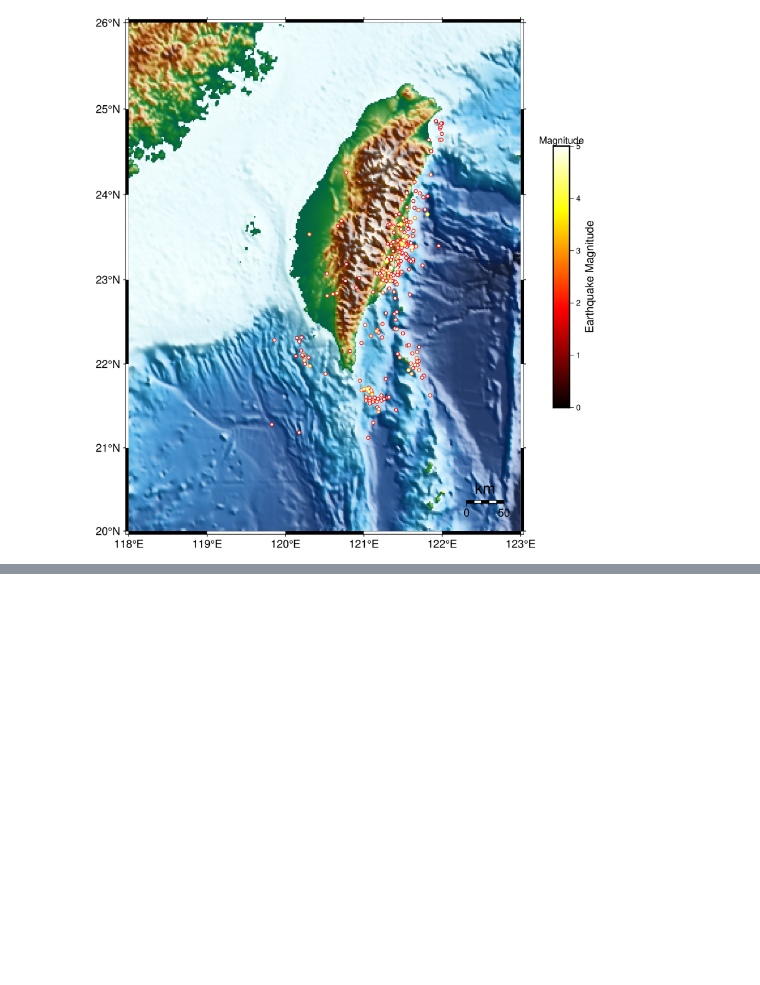
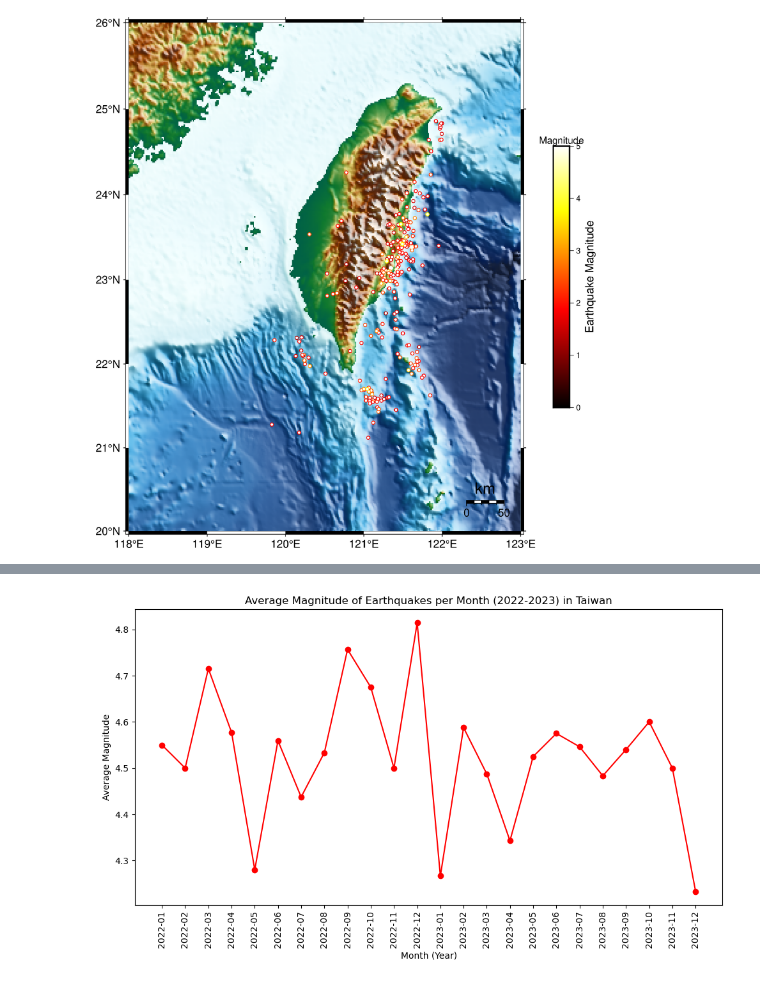
Before and after one commit to u11210013/Geophysics, a Jupyter notebook: finalterm/T1.ipynb, the cells around one changed output, grey strips where cells are left out. Drawn from its saved outputs; the diff is of its cells as text; code cells hidden in the pictures; blank space fills up the shorter version.

```diff
--- a/finalterm/T1.ipynb
+++ b/finalterm/T1.ipynb
@@ -142,0 +198,26 @@ fig.show()
+# %%
+import numpy as np
+
+# Extract earthquake magnitudes
+magnitude = [event.magnitudes[0].mag for event in cat]
+
+# Calculate the average magnitude per month
+monthly_avg_magnitude = {}
+for month in monthly_counts:
+    month_mags = [magnitude[i] for i in range(len(magnitude)) if months[i] == month]
+    monthly_avg_magnitude[month] = np.mean(month_mags)
+
+# Prepare data for plotting
+avg_magnitudes = [monthly_avg_magnitude[month] for month in months_sorted]
+
+# Create line chart for the average magnitude per month
+plt.figure(figsize=(10, 6))
+plt.plot(months_sorted, avg_magnitudes, color="red", marker="o")
+plt.xlabel("Month (Year)")
+plt.ylabel("Average Magnitude")
+plt.title("Average Magnitude of Earthquakes per Month (2022-2023) in Taiwan")
+plt.xticks(rotation=90)
+plt.tight_layout()
+plt.show()
+# %% [output]
+[figure, added]
```
Also changed, not shown: parts of 1 cell of this notebook.
